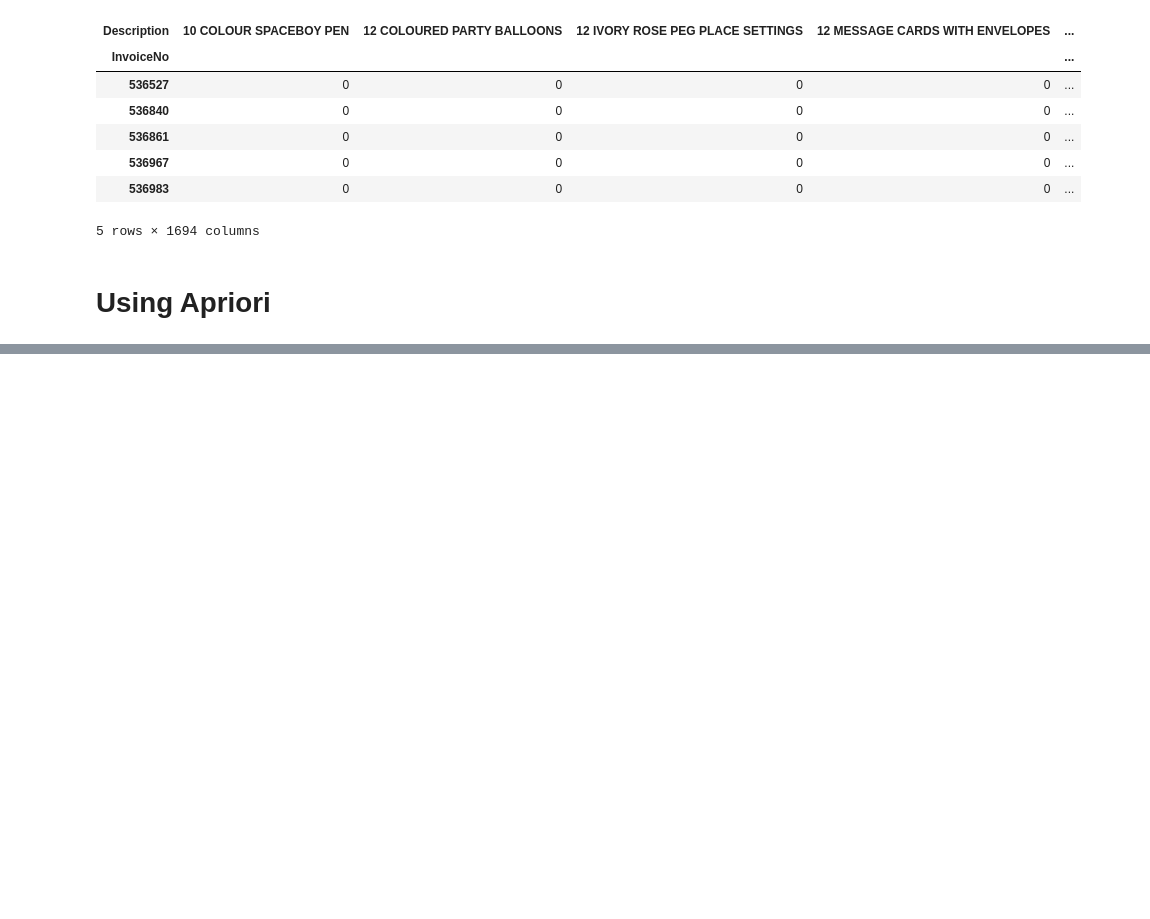
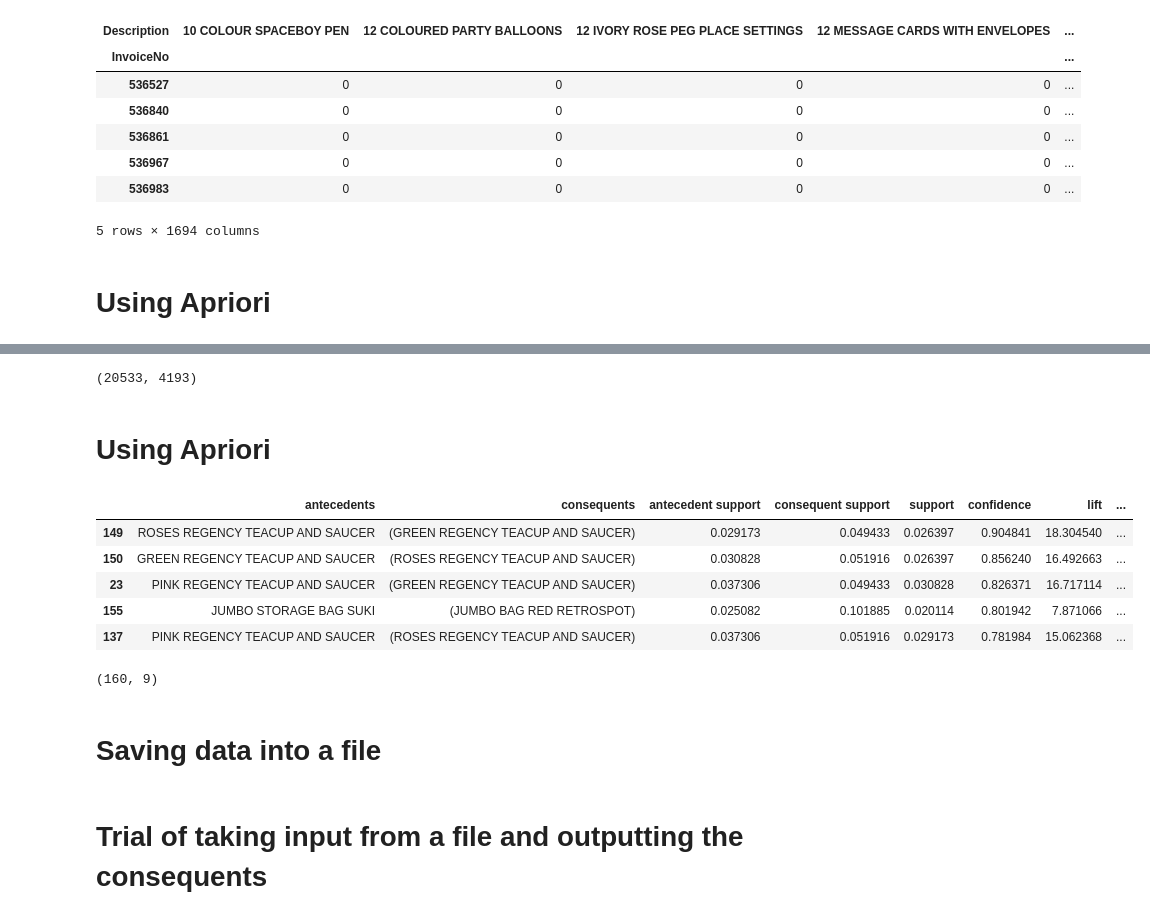
Before and after one commit to r567v/Apriori-on-Online-transactions, a Jupyter notebook: Apriori.ipynb, the cells around one changed output, grey strips where cells are left out. Drawn from its saved outputs; the diff is of its cells as text; code cells hidden in the pictures; blank space fills up the shorter version.

```diff
--- a/Apriori.ipynb
+++ b/Apriori.ipynb
@@ -219,0 +246,5 @@ rules
+# %%
+basket = (data_fil
+          .groupby(['InvoiceNo', 'Description'])['Quantity']
+          .sum().unstack().reset_index().fillna(0)
+          .set_index('InvoiceNo'))
@@ -219,0 +262,3 @@ rules
+# %%
+basket_encoded = basket.applymap(hot_encode)
+basket = basket_encoded
@@ -219,0 +276,28 @@ rules
+# %%
+basket.shape
+# %% [output]
+(20533, 4193)
+# %% [markdown]
+# Using Apriori
+# %%
+# Building the model
+frq_items = apriori(basket, min_support = 0.02, use_colnames = True)
+
+# Collecting the inferred rules in a dataframe
+rules = association_rules(frq_items, metric ="lift", min_threshold = 1)
+rules = rules.sort_values(['confidence', 'lift'], ascending =[False, False])
+# %%
+rules.head()
+# %% [output]
+|  | antecedents | consequents | antecedent support | consequent support | support | confidence | lift | ... |
+| 149 | ROSES REGENCY TEACUP AND SAUCER | (GREEN REGENCY TEACUP AND SAUCER) | 0.029173 | 0.049433 | 0.026397 | 0.904841 | 18.304540 | ... |
+| 150 | GREEN REGENCY TEACUP AND SAUCER | (ROSES REGENCY TEACUP AND SAUCER) | 0.030828 | 0.051916 | 0.026397 | 0.856240 | 16.492663 | ... |
+| 23 | PINK REGENCY TEACUP AND SAUCER | (GREEN REGENCY TEACUP AND SAUCER) | 0.037306 | 0.049433 | 0.030828 | 0.826371 | 16.717114 | ... |
+| 155 | JUMBO STORAGE BAG SUKI | (JUMBO BAG RED RETROSPOT) | 0.025082 | 0.101885 | 0.020114 | 0.801942 | 7.871066 | ... |
+| 137 | PINK REGENCY TEACUP AND SAUCER | (ROSES REGENCY TEACUP AND SAUCER) | 0.037306 | 0.051916 | 0.029173 | 0.781984 | 15.062368 | ... |
+# %%
+rules.shape
+# %% [output]
+(160, 9)
+# %% [markdown]
+# Saving data into a file
@@ -219,0 +318,2 @@ rules
+# %% [markdown]
+# Trial of taking input from a file and outputting the consequents
```
Also changed, not shown: parts of 28 cells of this notebook.
